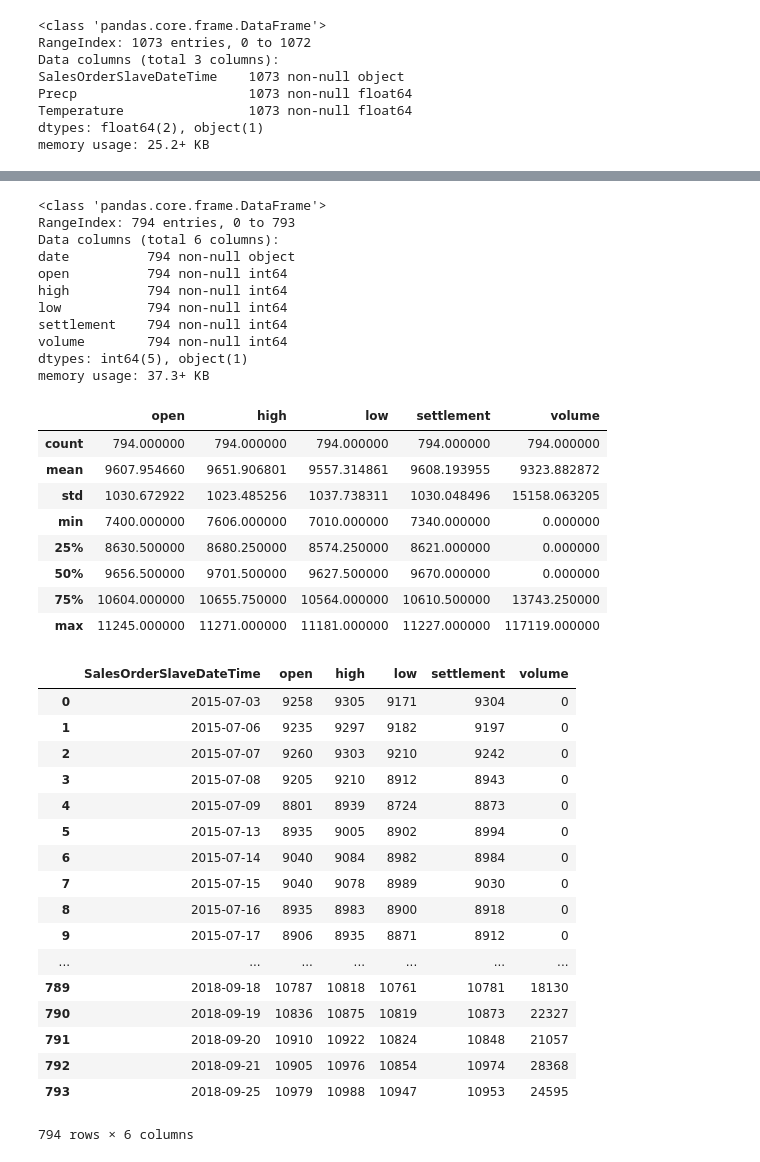
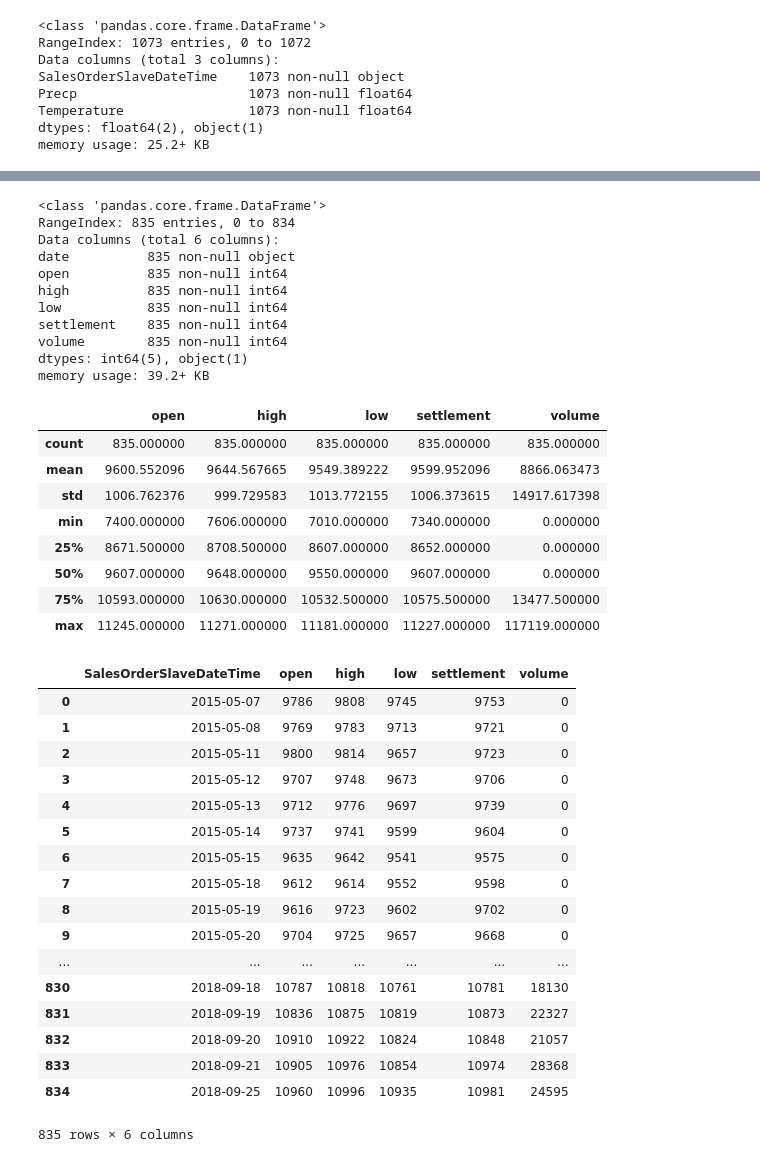
Before and after one commit to Hank421Chen/Python-, a Jupyter notebook: week_2/Homework/week2_hw.ipynb, the cells around one changed output, grey strips where cells are left out. Saved outputs shown, nothing was run; the diff lists cells and outputs as text; code cells hidden in the pictures.

```diff
--- a/week_2/Homework/week2_hw.ipynb
+++ b/week_2/Homework/week2_hw.ipynb
@@ -165,7 +204,7 @@ def getData(start):
     df1 = pd.DataFrame(data)
     return df1
 # %%
-df = getData([2015,7,3])
+df = getData([2015,5,7])
 
 print (df[['date','open','settlement','volume']])
 # %% [output]
@@ -190,47 +229,47 @@ stock market was not open on 2015/7/11
 df.info()
 # %% [output]
 <class 'pandas.core.frame.DataFrame'>
-RangeIndex: 794 entries, 0 to 793
+RangeIndex: 835 entries, 0 to 834
 Data columns (total 6 columns):
-date          794 non-null object
-open          794 non-null int64
-high          794 non-null int64
-low           794 non-null int64
-settlement    794 non-null int64
-volume        794 non-null int64
+date          835 non-null object
+open          835 non-null int64
+high          835 non-null int64
+low           835 non-null int64
+settlement    835 non-null int64
+volume        835 non-null int64
 dtypes: int64(5), object(1)
-memory usage: 37.3+ KB
+memory usage: 39.2+ KB
 # %%
 df.describe()
 # %% [output]
 |  | open | high | low | settlement | volume |
-| count | 794.000000 | 794.000000 | 794.000000 | 794.000000 | 794.000000 |
-| mean | 9607.954660 | 9651.906801 | 9557.314861 | 9608.193955 | 9323.882872 |
-| std | 1030.672922 | 1023.485256 | 1037.738311 | 1030.048496 | 15158.063205 |
+| count | 835.000000 | 835.000000 | 835.000000 | 835.000000 | 835.000000 |
+| mean | 9600.552096 | 9644.567665 | 9549.389222 | 9599.952096 | 8866.063473 |
+| std | 1006.762376 | 999.729583 | 1013.772155 | 1006.373615 | 14917.617398 |
 | min | 7400.000000 | 7606.000000 | 7010.000000 | 7340.000000 | 0.000000 |
-| 25% | 8630.500000 | 8680.250000 | 8574.250000 | 8621.000000 | 0.000000 |
-| 50% | 9656.500000 | 9701.500000 | 9627.500000 | 9670.000000 | 0.000000 |
-| 75% | 10604.000000 | 10655.750000 | 10564.000000 | 10610.500000 | 13743.250000 |
+| 25% | 8671.500000 | 8708.500000 | 8607.000000 | 8652.000000 | 0.000000 |
+| 50% | 9607.000000 | 9648.000000 | 9550.000000 | 9607.000000 | 0.000000 |
+| 75% | 10593.000000 | 10630.000000 | 10532.500000 | 10575.500000 | 13477.500000 |
 | max | 11245.000000 | 11271.000000 | 11181.000000 | 11227.000000 | 117119.000000 |
 # %%
-df.rename(columns={ df.columns[0]: "SalesOrderSlaveDateTime" }, inplace=True)
+df = df.rename(columns={'date': 'SalesOrderSlaveDateTime'})
 df
 # %% [output]
 |  | SalesOrderSlaveDateTime | open | high | low | settlement | volume |
-| 0 | 2015-07-03 | 9258 | 9305 | 9171 | 9304 | 0 |
-| 1 | 2015-07-06 | 9235 | 9297 | 9182 | 9197 | 0 |
-| 2 | 2015-07-07 | 9260 | 9303 | 9210 | 9242 | 0 |
-| 3 | 2015-07-08 | 9205 | 9210 | 8912 | 8943 | 0 |
-| 4 | 2015-07-09 | 8801 | 8939 | 8724 | 8873 | 0 |
-| 5 | 2015-07-13 | 8935 | 9005 | 8902 | 8994 | 0 |
-| 6 | 2015-07-14 | 9040 | 9084 | 8982 | 8984 | 0 |
-| 7 | 2015-07-15 | 9040 | 9078 | 8989 | 9030 | 0 |
-| 8 | 2015-07-16 | 8935 | 8983 | 8900 | 8918 | 0 |
-| 9 | 2015-07-17 | 8906 | 8935 | 8871 | 8912 | 0 |
+| 0 | 2015-05-07 | 9786 | 9808 | 9745 | 9753 | 0 |
+| 1 | 2015-05-08 | 9769 | 9783 | 9713 | 9721 | 0 |
+| 2 | 2015-05-11 | 9800 | 9814 | 9657 | 9723 | 0 |
+| 3 | 2015-05-12 | 9707 | 9748 | 9673 | 9706 | 0 |
+| 4 | 2015-05-13 | 9712 | 9776 | 9697 | 9739 | 0 |
+| 5 | 2015-05-14 | 9737 | 9741 | 9599 | 9604 | 0 |
+| 6 | 2015-05-15 | 9635 | 9642 | 9541 | 9575 | 0 |
+| 7 | 2015-05-18 | 9612 | 9614 | 9552 | 9598 | 0 |
+| 8 | 2015-05-19 | 9616 | 9723 | 9602 | 9702 | 0 |
+| 9 | 2015-05-20 | 9704 | 9725 | 9657 | 9668 | 0 |
 | ... | ... | ... | ... | ... | ... | ... |
-| 789 | 2018-09-18 | 10787 | 10818 | 10761 | 10781 | 18130 |
-| 790 | 2018-09-19 | 10836 | 10875 | 10819 | 10873 | 22327 |
-| 791 | 2018-09-20 | 10910 | 10922 | 10824 | 10848 | 21057 |
-| 792 | 2018-09-21 | 10905 | 10976 | 10854 | 10974 | 28368 |
-| 793 | 2018-09-25 | 10979 | 10988 | 10947 | 10953 | 24595 |
+| 830 | 2018-09-18 | 10787 | 10818 | 10761 | 10781 | 18130 |
+| 831 | 2018-09-19 | 10836 | 10875 | 10819 | 10873 | 22327 |
+| 832 | 2018-09-20 | 10910 | 10922 | 10824 | 10848 | 21057 |
+| 833 | 2018-09-21 | 10905 | 10976 | 10854 | 10974 | 28368 |
+| 834 | 2018-09-25 | 10960 | 10996 | 10935 | 10981 | 24595 |
-794 rows × 6 columns
+835 rows × 6 columns
```
Also changed, not shown: parts of 19 cells of this notebook, 2 other files.
